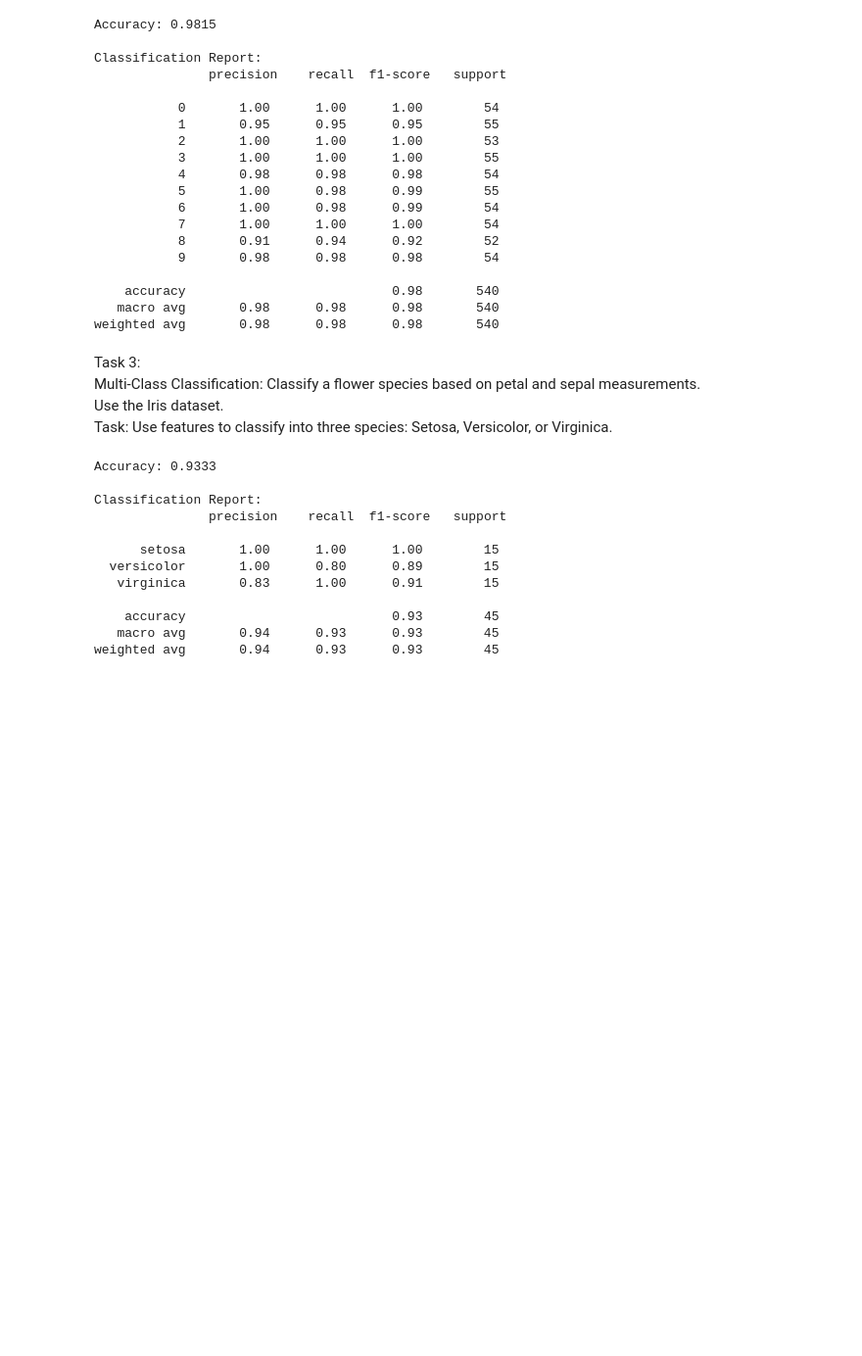
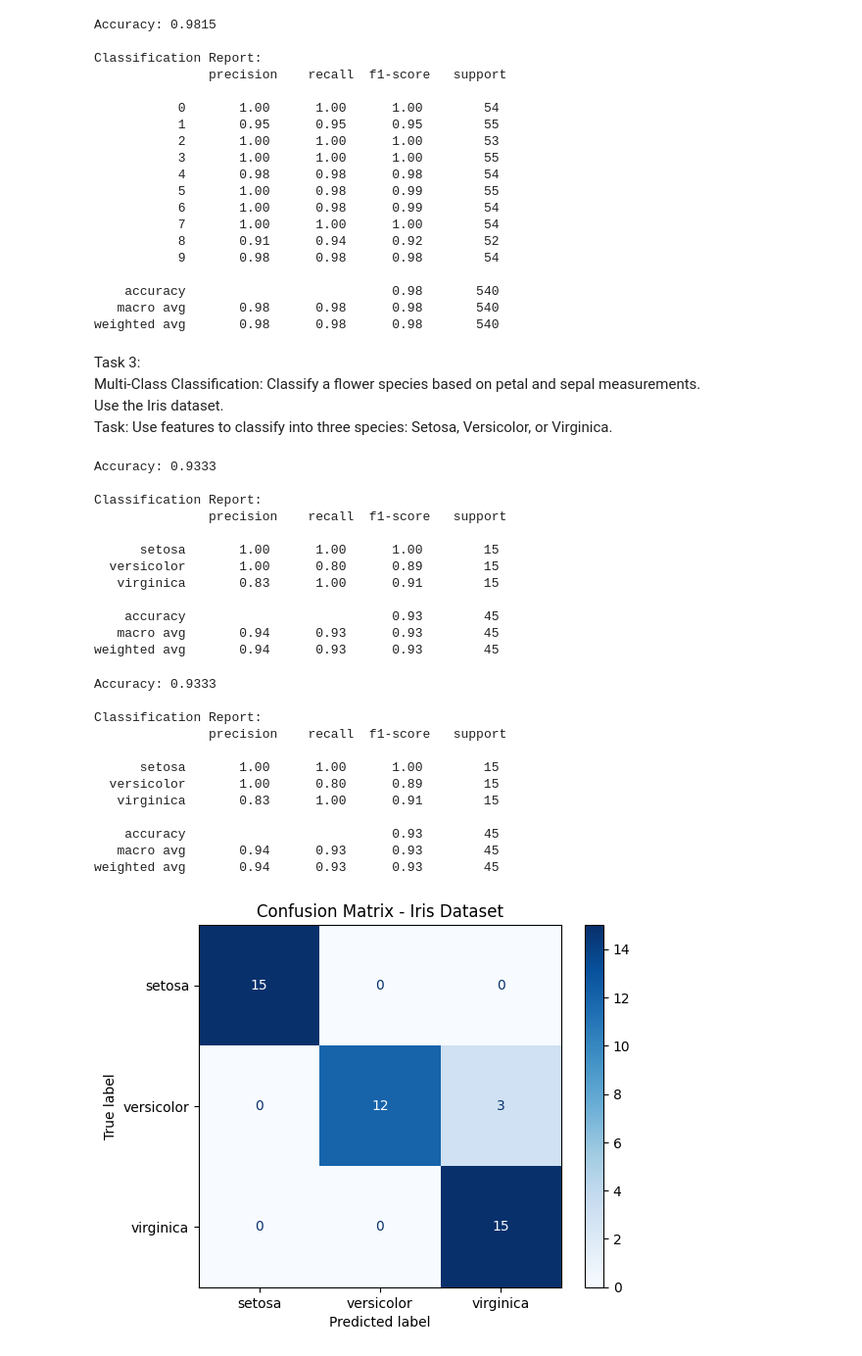
Before and after one commit to SwatiSS047/AI---ML, a Jupyter notebook: src/Module 5/Introduction to Classification Algorithms/Qn2.ipynb, the cells around one changed output. Shown: that part at 98% size. Saved outputs shown, nothing was run; the diff lists cells and outputs as text; code cells hidden in the pictures; blank space fills up the shorter version.

Commit message:
Update Qn2.ipynb with Decision Tree multi-class classification on Iris dataset

```diff
--- a/src/Module 5/Introduction to Classification Algorithms/Qn2.ipynb
+++ b/src/Module 5/Introduction to Classification Algorithms/Qn2.ipynb
@@ -186,3 +186,64 @@ Classification Report:
     accuracy                           0.93        45
    macro avg       0.94      0.93      0.93        45
 weighted avg       0.94      0.93      0.93        45
+# %%
+import numpy as np
+import pandas as pd
+from sklearn.datasets import load_iris
+from sklearn.model_selection import train_test_split
+from sklearn.tree import DecisionTreeClassifier
+from sklearn.metrics import classification_report, accuracy_score, confusion_matrix, ConfusionMatrixDisplay
+import matplotlib.pyplot as plt
+
+try:
+    # Load Iris dataset
+    iris = load_iris()
+    X = iris.data
+    y = iris.target
+
+    # Check for missing values
+    if np.isnan(X).any():
+        raise ValueError("Feature data contains missing values.")
+    if np.isnan(y).any():
+        raise ValueError("Target data contains missing values.")
+
+    # Split dataset into train and test sets
+    X_train, X_test, y_train, y_test = train_test_split(
+        X, y, test_size=0.3, random_state=42, stratify=y)
+
+    # Initialize and train Decision Tree classifier
+    clf = DecisionTreeClassifier(random_state=42)
+    clf.fit(X_train, y_train)
+
+    # Predict test set
+    y_pred = clf.predict(X_test)
+
+    # Evaluate model
+    print(f"Accuracy: {accuracy_score(y_test, y_pred):.4f}")
+    print("\nClassification Report:\n", classification_report(y_test, y_pred, target_names=iris.target_names))
+
+    # Confusion matrix
+    cm = confusion_matrix(y_test, y_pred)
+    disp = ConfusionMatrixDisplay(confusion_matrix=cm, display_labels=iris.target_names)
+    disp.plot(cmap=plt.cm.Blues)
+    plt.title("Confusion Matrix - Iris Dataset")
+    plt.show()
+
+except ValueError as ve:
+    print(f"Data Error: {ve}")
+except Exception as e:
+    print(f"An error occurred: {e}")
+# %% [output]
+Accuracy: 0.9333
+
+Classification Report:
+               precision    recall  f1-score   support
+
+      setosa       1.00      1.00      1.00        15
+  versicolor       1.00      0.80      0.89        15
+   virginica       0.83      1.00      0.91        15
+
+    accuracy                           0.93        45
+   macro avg       0.94      0.93      0.93        45
+weighted avg       0.94      0.93      0.93        45
+[figure, added]
```
